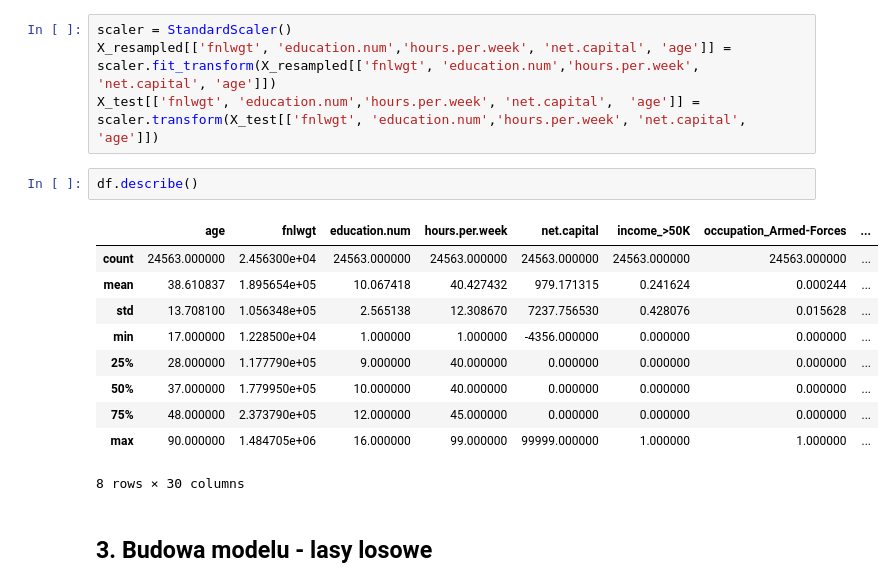
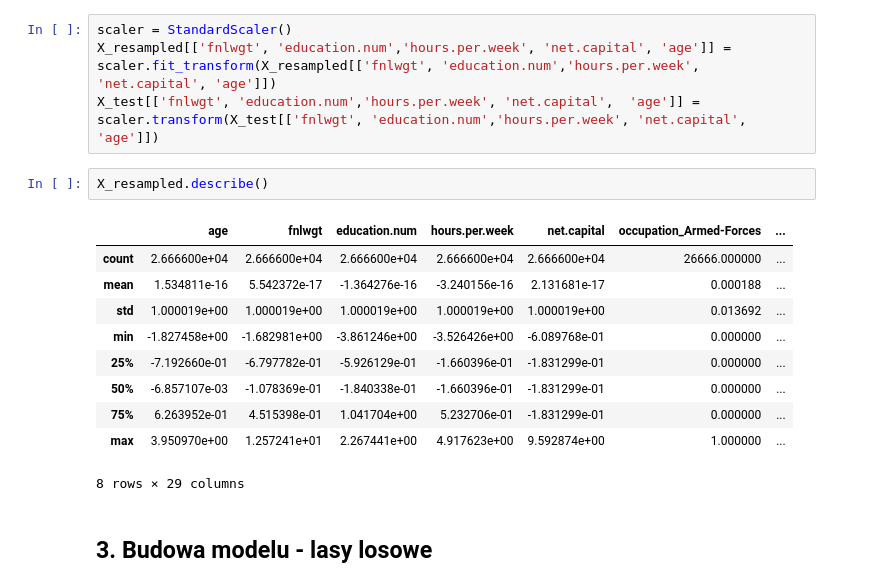
Before and after one commit to adrianzyla/annual_income_analysis, a Jupyter notebook: annual_income_analysis_adrian.ipynb, the cells around one changed output. Saved outputs shown, nothing was run; the diff lists cells and outputs as text.

```diff
--- a/annual_income_analysis_adrian.ipynb
+++ b/annual_income_analysis_adrian.ipynb
@@ -806,18 +796,18 @@ scaler = StandardScaler()
 X_resampled[['fnlwgt', 'education.num','hours.per.week', 'net.capital', 'age']] = scaler.fit_transform(X_resampled[['fnlwgt', 'education.num','hours.per.week', 'net.capital', 'age']])
 X_test[['fnlwgt', 'education.num','hours.per.week', 'net.capital',  'age']] = scaler.transform(X_test[['fnlwgt', 'education.num','hours.per.week', 'net.capital', 'age']])
 # %%
-df.describe()
+X_resampled.describe()
 # %% [output]
-|  | age | fnlwgt | education.num | hours.per.week | net.capital | income_>50K | occupation_Armed-Forces | ... |
-| count | 24563.000000 | 2.456300e+04 | 24563.000000 | 24563.000000 | 24563.000000 | 24563.000000 | 24563.000000 | ... |
-| mean | 38.610837 | 1.895654e+05 | 10.067418 | 40.427432 | 979.171315 | 0.241624 | 0.000244 | ... |
-| std | 13.708100 | 1.056348e+05 | 2.565138 | 12.308670 | 7237.756530 | 0.428076 | 0.015628 | ... |
-| min | 17.000000 | 1.228500e+04 | 1.000000 | 1.000000 | -4356.000000 | 0.000000 | 0.000000 | ... |
-| 25% | 28.000000 | 1.177790e+05 | 9.000000 | 40.000000 | 0.000000 | 0.000000 | 0.000000 | ... |
-| 50% | 37.000000 | 1.779950e+05 | 10.000000 | 40.000000 | 0.000000 | 0.000000 | 0.000000 | ... |
-| 75% | 48.000000 | 2.373790e+05 | 12.000000 | 45.000000 | 0.000000 | 0.000000 | 0.000000 | ... |
-| max | 90.000000 | 1.484705e+06 | 16.000000 | 99.000000 | 99999.000000 | 1.000000 | 1.000000 | ... |
+|  | age | fnlwgt | education.num | hours.per.week | net.capital | occupation_Armed-Forces | ... |
+| count | 2.666600e+04 | 2.666600e+04 | 2.666600e+04 | 2.666600e+04 | 2.666600e+04 | 26666.000000 | ... |
+| mean | 1.534811e-16 | 5.542372e-17 | -1.364276e-16 | -3.240156e-16 | 2.131681e-17 | 0.000188 | ... |
+| std | 1.000019e+00 | 1.000019e+00 | 1.000019e+00 | 1.000019e+00 | 1.000019e+00 | 0.013692 | ... |
+| min | -1.827458e+00 | -1.682981e+00 | -3.861246e+00 | -3.526426e+00 | -6.089768e-01 | 0.000000 | ... |
+| 25% | -7.192660e-01 | -6.797782e-01 | -5.926129e-01 | -1.660396e-01 | -1.831299e-01 | 0.000000 | ... |
+| 50% | -6.857107e-03 | -1.078369e-01 | -1.840338e-01 | -1.660396e-01 | -1.831299e-01 | 0.000000 | ... |
+| 75% | 6.263952e-01 | 4.515398e-01 | 1.041704e+00 | 5.232706e-01 | -1.831299e-01 | 0.000000 | ... |
+| max | 3.950970e+00 | 1.257241e+01 | 2.267441e+00 | 4.917623e+00 | 9.592874e+00 | 1.000000 | ... |
-8 rows × 30 columns
+8 rows × 29 columns
 # %% [markdown]
 ## 3. Budowa modelu - lasy losowe
 # %% [markdown]
```
Also changed, not shown: parts of 7 cells of this notebook.
